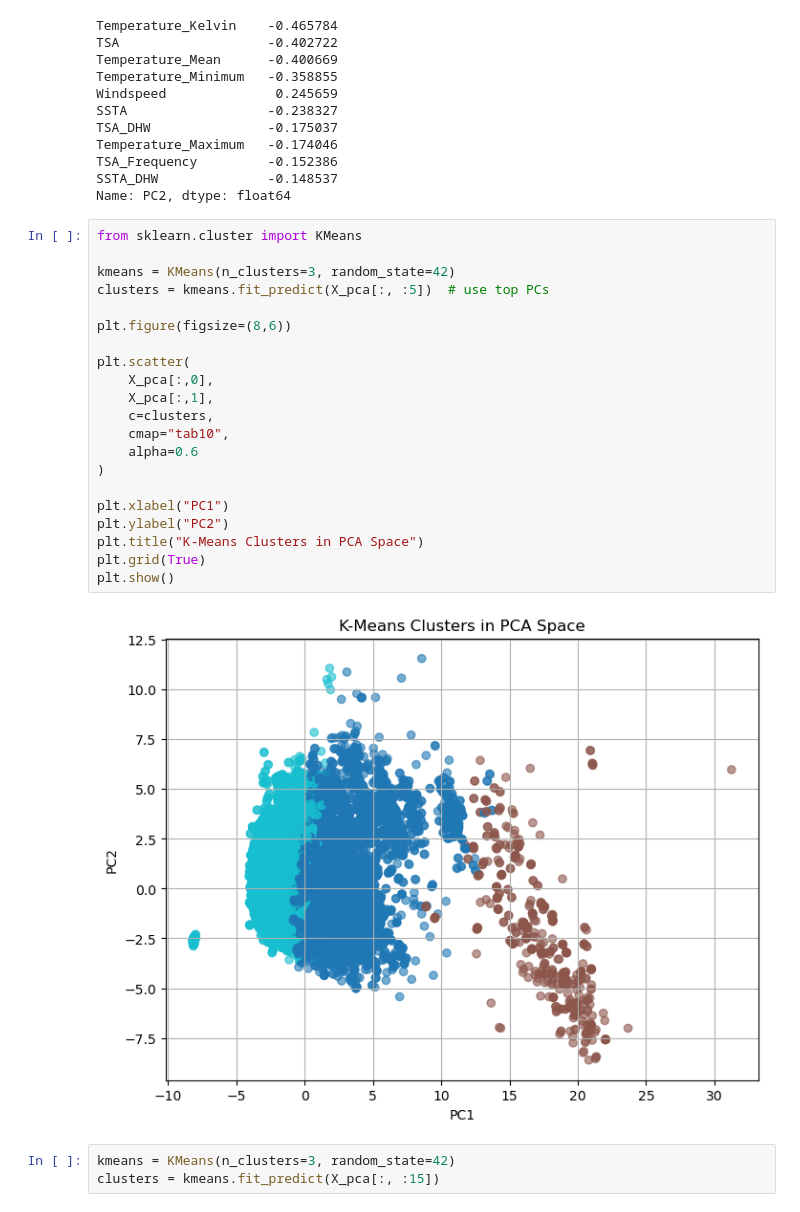
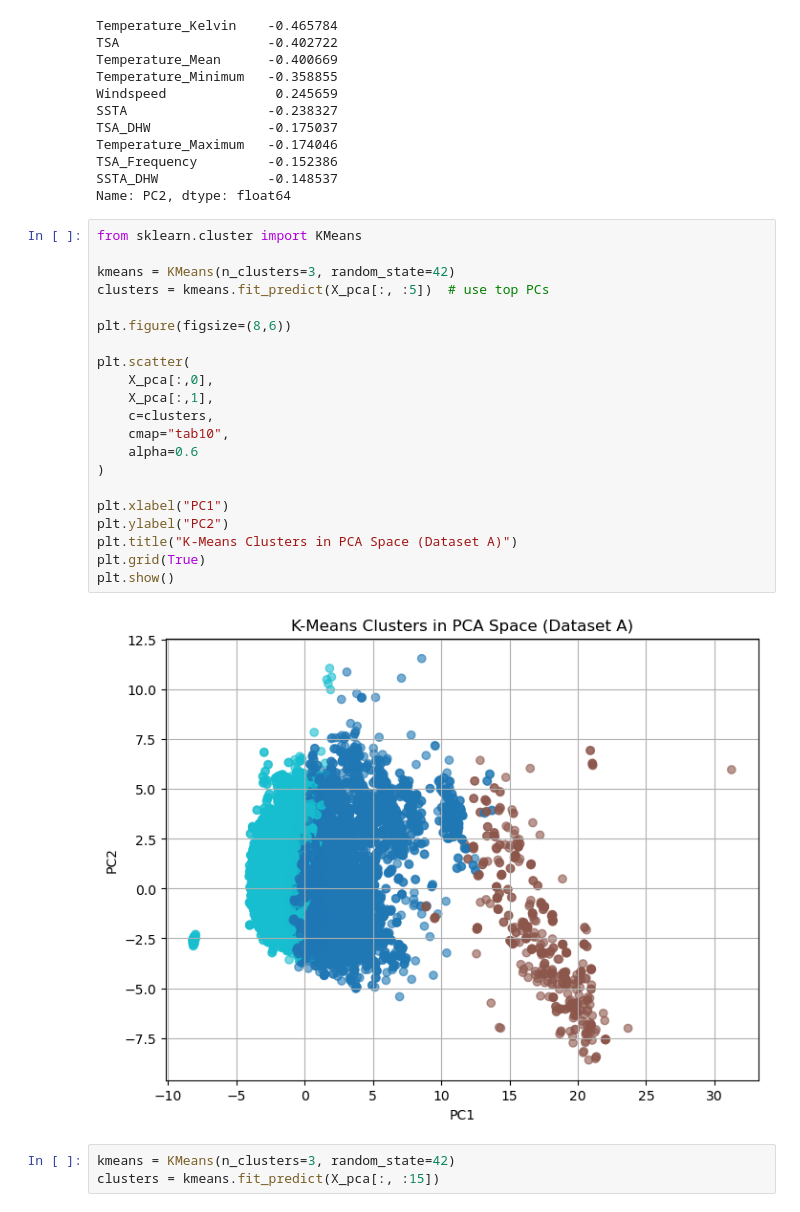
Before and after one commit to gebert98/CSCI4022Project, a Jupyter notebook: AnalysisA.ipynb, the cells around one changed output. Drawn from its saved outputs; the diff is of its cells as text.

Commit message:
Retitled Plots

```diff
--- a/AnalysisA.ipynb
+++ b/AnalysisA.ipynb
@@ -163,26 +163,26 @@ Name: PC2, dtype: float64
 # %%
 from sklearn.cluster import KMeans
 
 kmeans = KMeans(n_clusters=3, random_state=42)
 clusters = kmeans.fit_predict(X_pca[:, :5])  # use top PCs
 
 plt.figure(figsize=(8,6))
 
 plt.scatter(
     X_pca[:,0],
     X_pca[:,1],
     c=clusters,
     cmap="tab10",
     alpha=0.6
 )
 
 plt.xlabel("PC1")
 plt.ylabel("PC2")
-plt.title("K-Means Clusters in PCA Space")
+plt.title("K-Means Clusters in PCA Space (Dataset A)")
 plt.grid(True)
 plt.show()
 # %% [output]
-[figure, old version]
+[figure, new version]
 # %%
 kmeans = KMeans(n_clusters=3, random_state=42)
 clusters = kmeans.fit_predict(X_pca[:, :15])
```
Also changed, not shown: parts of 4 cells of this notebook, 1 other file.
